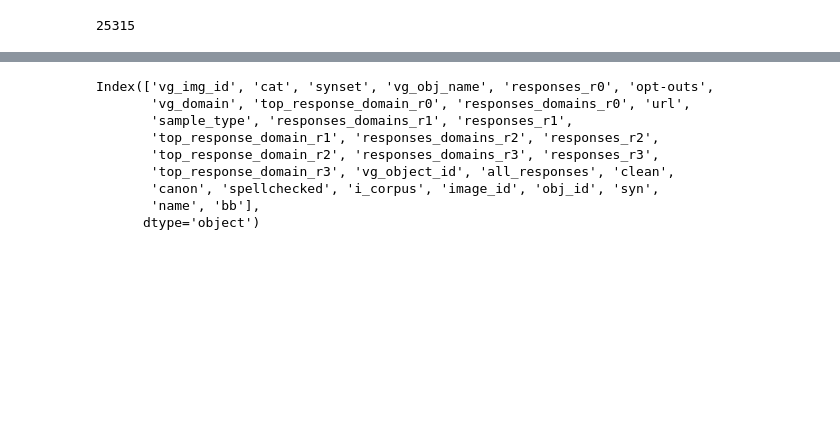
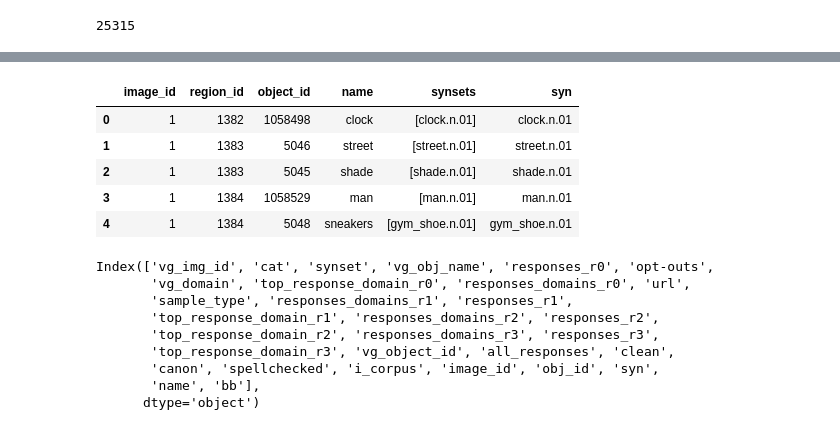
Before and after one commit to sinazarriess/many_names_collection, a Jupyter notebook: analysis/vg_manynames.ipynb, the cells around one changed output, grey strips where cells are left out. Drawn from its saved outputs; the diff is of its cells as text; code cells hidden in the pictures; blank space fills up the shorter version.

```diff
--- a/analysis/vg_manynames.ipynb
+++ b/analysis/vg_manynames.ipynb
@@ -118,3 +118,13 @@ mndf.head()
 len(mndf)
 # %% [output]
 25315
+# %%
+anames = [n.strip() for n in open('/Users/sina/Downloads/aliased_MN442.txt').readlines()]
+mnvocab = []
+for n in anames:
+    if ',' in n:
+        mnvocab += n.split(',')
+    else:
+        mnvocab.append(n)
+# %%
+vgregdf['is_entry_name'] = vgregdf['name'].apply(lambda x: x in mnvocab)
@@ -121,3 +156,12 @@ len(mndf)
+# %%
+vgregdf.head()
+# %% [output]
+|  | image_id | region_id | object_id | name | synsets | syn |
+| 0 | 1 | 1382 | 1058498 | clock | [clock.n.01] | clock.n.01 |
+| 1 | 1 | 1383 | 5046 | street | [street.n.01] | street.n.01 |
+| 2 | 1 | 1383 | 5045 | shade | [shade.n.01] | shade.n.01 |
+| 3 | 1 | 1384 | 1058529 | man | [man.n.01] | man.n.01 |
+| 4 | 1 | 1384 | 5048 | sneakers | [gym_shoe.n.01] | gym_shoe.n.01 |
 # %%
 fulldf = mndf.merge(vgobjdf, how='left', left_on=['vg_img_id', 'vg_object_id','vg_obj_name'],
                        right_on=['image_id', 'obj_id','name'])
```
Also changed, not shown: parts of 8 cells of this notebook, 1 other file.
